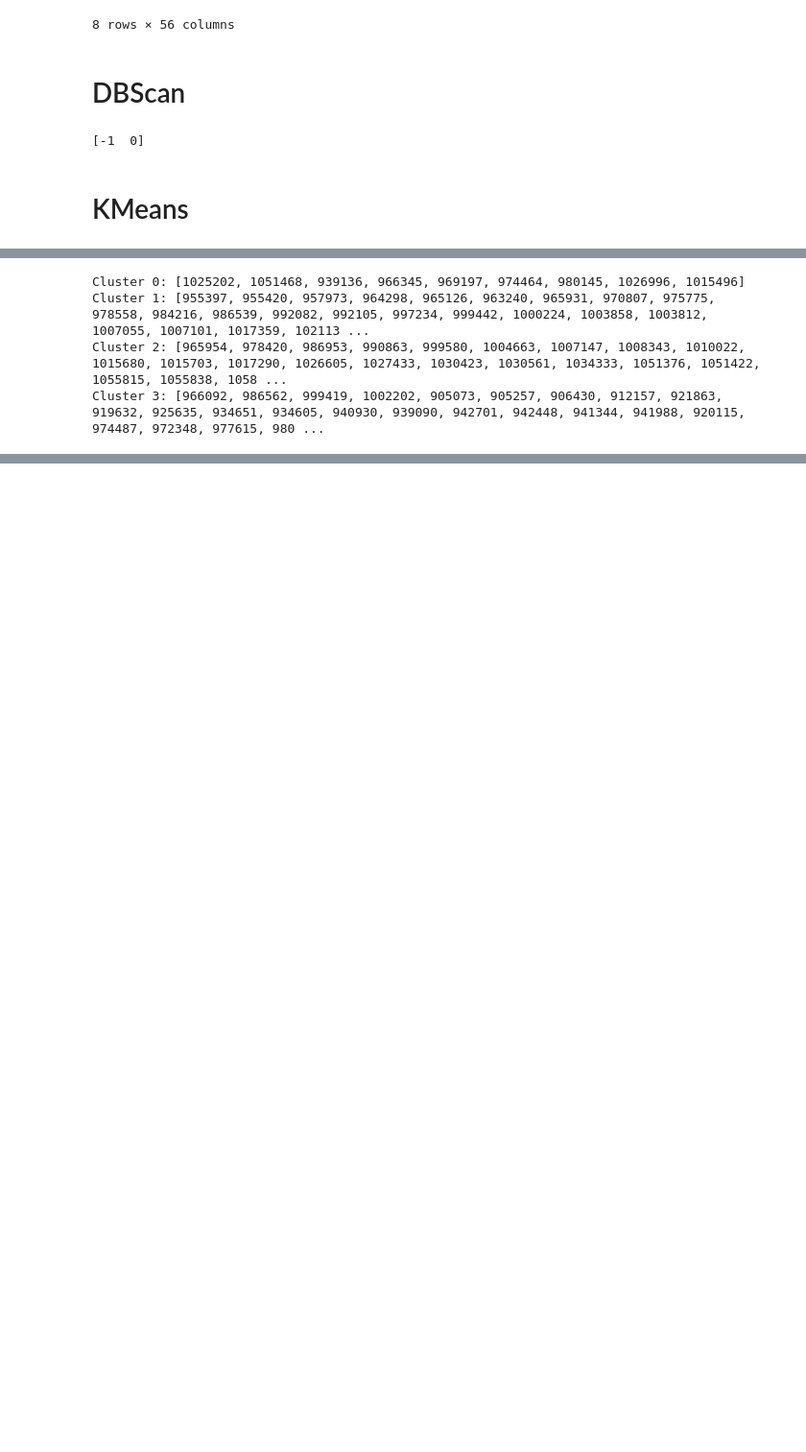
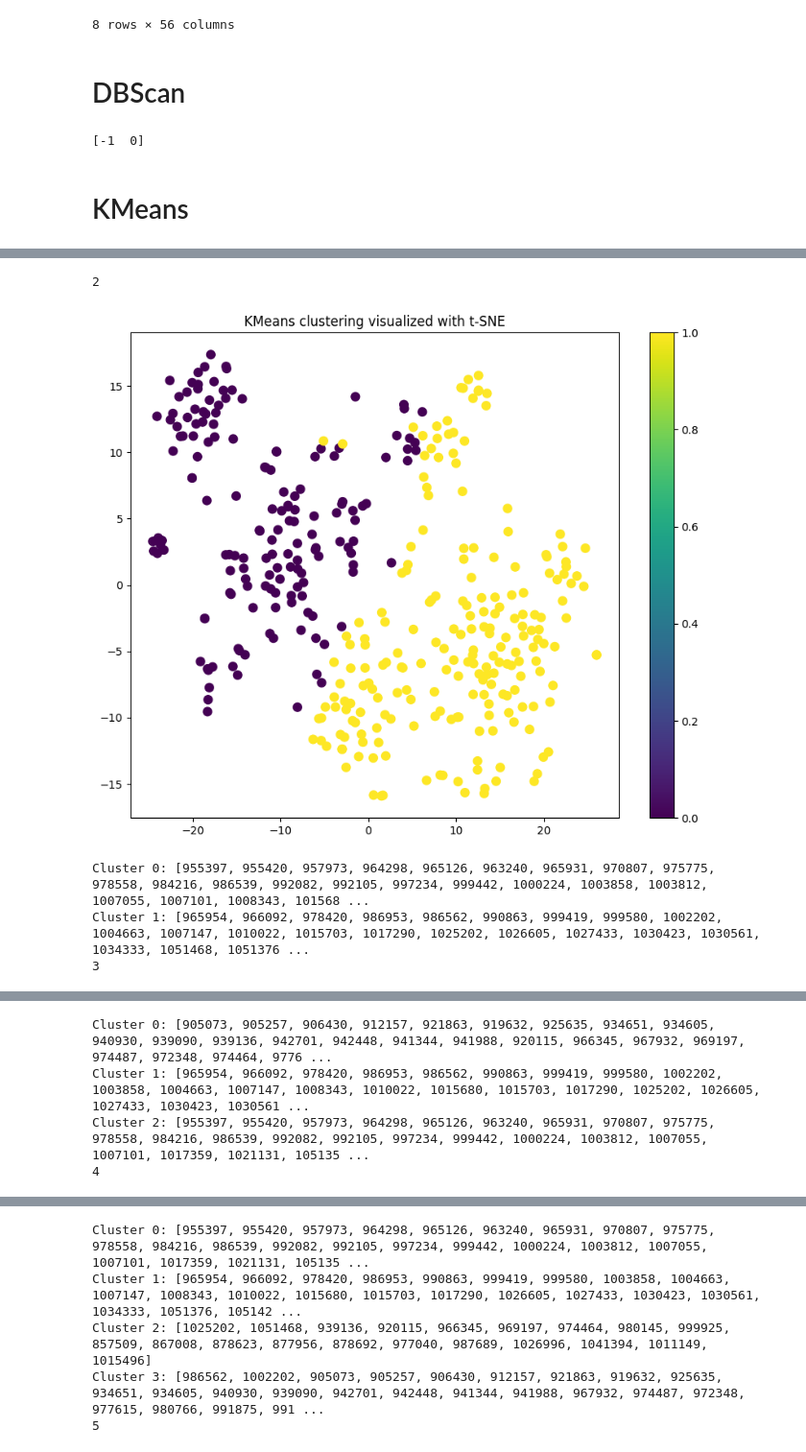
Before and after one commit to felixzhao/stat501-project, a Jupyter notebook: notebooks/V6_FZ_clustering.ipynb, the cells around one changed output, grey strips where cells are left out. Shown at 96% size. Drawn from its saved outputs; the diff is of its cells as text; code cells hidden in the pictures; blank space fills up the shorter version.

```diff
--- a/notebooks/V6_FZ_clustering.ipynb
+++ b/notebooks/V6_FZ_clustering.ipynb
@@ -194,10 +201,13 @@ plt.show()
-# %%
-# Print cluster number and corresponding IDs
-for cluster_num in range(n_clusters):
-    cluster_ids = ids[df['cluster'] == cluster_num].tolist()
-    print(f"Cluster {cluster_num}: {cluster_ids}")
-# %% [output]
-Cluster 0: [1025202, 1051468, 939136, 966345, 969197, 974464, 980145, 1026996, 1015496]
-Cluster 1: [955397, 955420, 957973, 964298, 965126, 963240, 965931, 970807, 975775, 978558, 984216, 986539, 992082, 992105, 997234, 999442, 1000224, 1003858, 1003812, 1007055, 1007101, 1017359, 102113 ...
-Cluster 2: [965954, 978420, 986953, 990863, 999580, 1004663, 1007147, 1008343, 1010022, 1015680, 1015703, 1017290, 1026605, 1027433, 1030423, 1030561, 1034333, 1051376, 1051422, 1055815, 1055838, 1058 ...
-Cluster 3: [966092, 986562, 999419, 1002202, 905073, 905257, 906430, 912157, 921863, 919632, 925635, 934651, 934605, 940930, 939090, 942701, 942448, 941344, 941988, 920115, 974487, 972348, 977615, 980 ...
+# %%
+cluser_results = {}
+
+for i in range(2, 11):
+    n_cluser = i
+    print(n_cluser)
+    cluser_results[i] = cluster_kmeans(i)
+# %% [output]
+2
+[figure, added]
+Cluster 0: [955397, 955420, 957973, 964298, 965126, 963240, 965931, 970807, 975775, 978558, 984216, 986539, 992082, 992105, 997234, 999442, 1000224, 1003858, 1003812, 1007055, 1007101, 1008343, 101568 ...
+Cluster 1: [965954, 966092, 978420, 986953, 986562, 990863, 999419, 999580, 1002202, 1004663, 1007147, 1010022, 1015703, 1017290, 1025202, 1026605, 1027433, 1030423, 1030561, 1034333, 1051468, 1051376 ...
+3
@@ -203,0 +215,4 @@ Cluster 3: [966092, 986562, 999419, 1002202, 905073, 905257, 906430, 912157, 921
+Cluster 0: [905073, 905257, 906430, 912157, 921863, 919632, 925635, 934651, 934605, 940930, 939090, 939136, 942701, 942448, 941344, 941988, 920115, 966345, 967932, 969197, 974487, 972348, 974464, 9776 ...
+Cluster 1: [965954, 966092, 978420, 986953, 986562, 990863, 999419, 999580, 1002202, 1003858, 1004663, 1007147, 1008343, 1010022, 1015680, 1015703, 1017290, 1025202, 1026605, 1027433, 1030423, 1030561 ...
+Cluster 2: [955397, 955420, 957973, 964298, 965126, 963240, 965931, 970807, 975775, 978558, 984216, 986539, 992082, 992105, 997234, 999442, 1000224, 1003812, 1007055, 1007101, 1017359, 1021131, 105135 ...
+4
@@ -203,0 +220,5 @@ Cluster 3: [966092, 986562, 999419, 1002202, 905073, 905257, 906430, 912157, 921
+Cluster 0: [955397, 955420, 957973, 964298, 965126, 963240, 965931, 970807, 975775, 978558, 984216, 986539, 992082, 992105, 997234, 999442, 1000224, 1003812, 1007055, 1007101, 1017359, 1021131, 105135 ...
+Cluster 1: [965954, 966092, 978420, 986953, 990863, 999419, 999580, 1003858, 1004663, 1007147, 1008343, 1010022, 1015680, 1015703, 1017290, 1026605, 1027433, 1030423, 1030561, 1034333, 1051376, 105142 ...
+Cluster 2: [1025202, 1051468, 939136, 920115, 966345, 969197, 974464, 980145, 999925, 857509, 867008, 878623, 877956, 878692, 977040, 987689, 1026996, 1041394, 1011149, 1015496]
+Cluster 3: [986562, 1002202, 905073, 905257, 906430, 912157, 921863, 919632, 925635, 934651, 934605, 940930, 939090, 942701, 942448, 941344, 941988, 967932, 974487, 972348, 977615, 980766, 991875, 991 ...
+5
```
Also changed, not shown: parts of 4 cells of this notebook.
